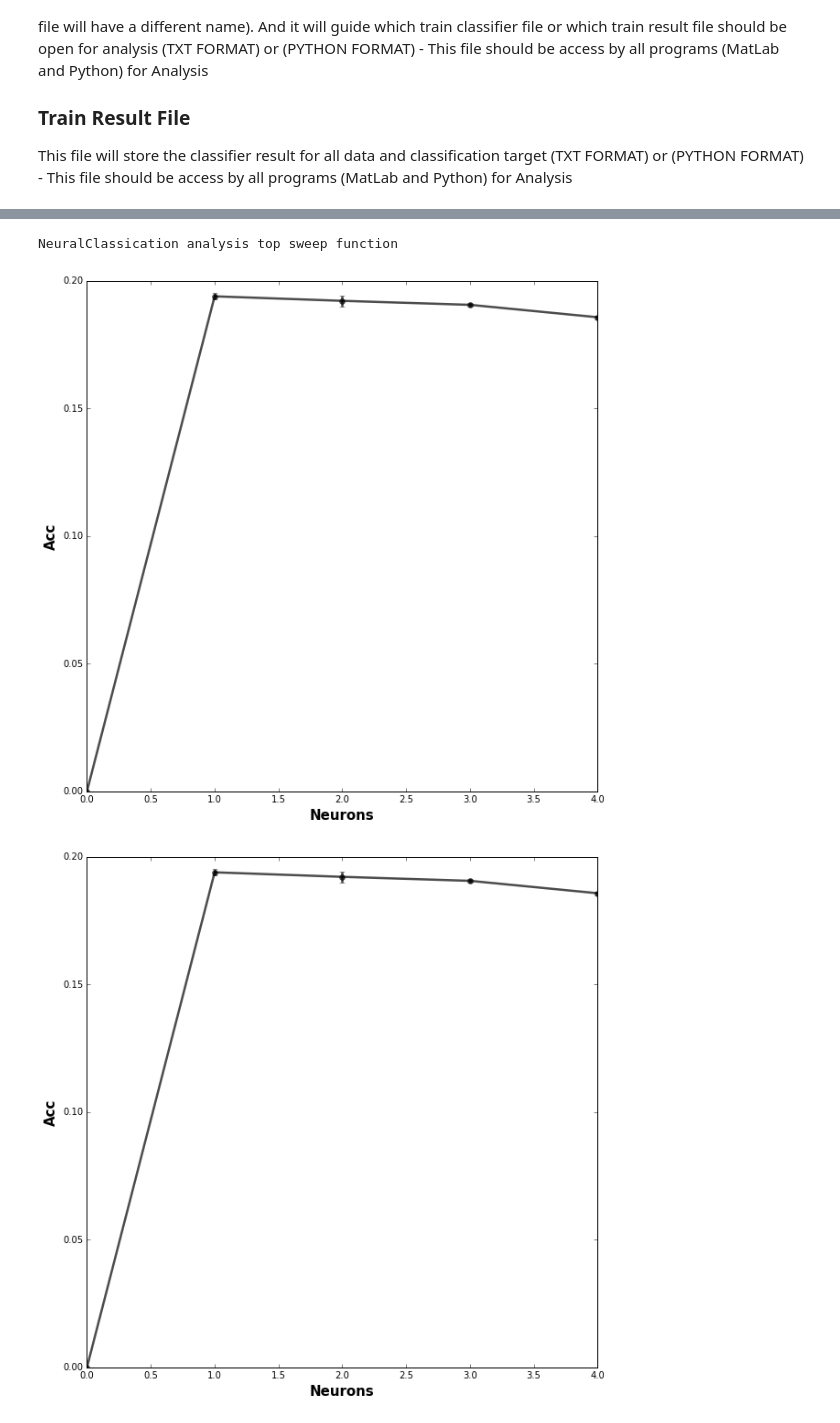
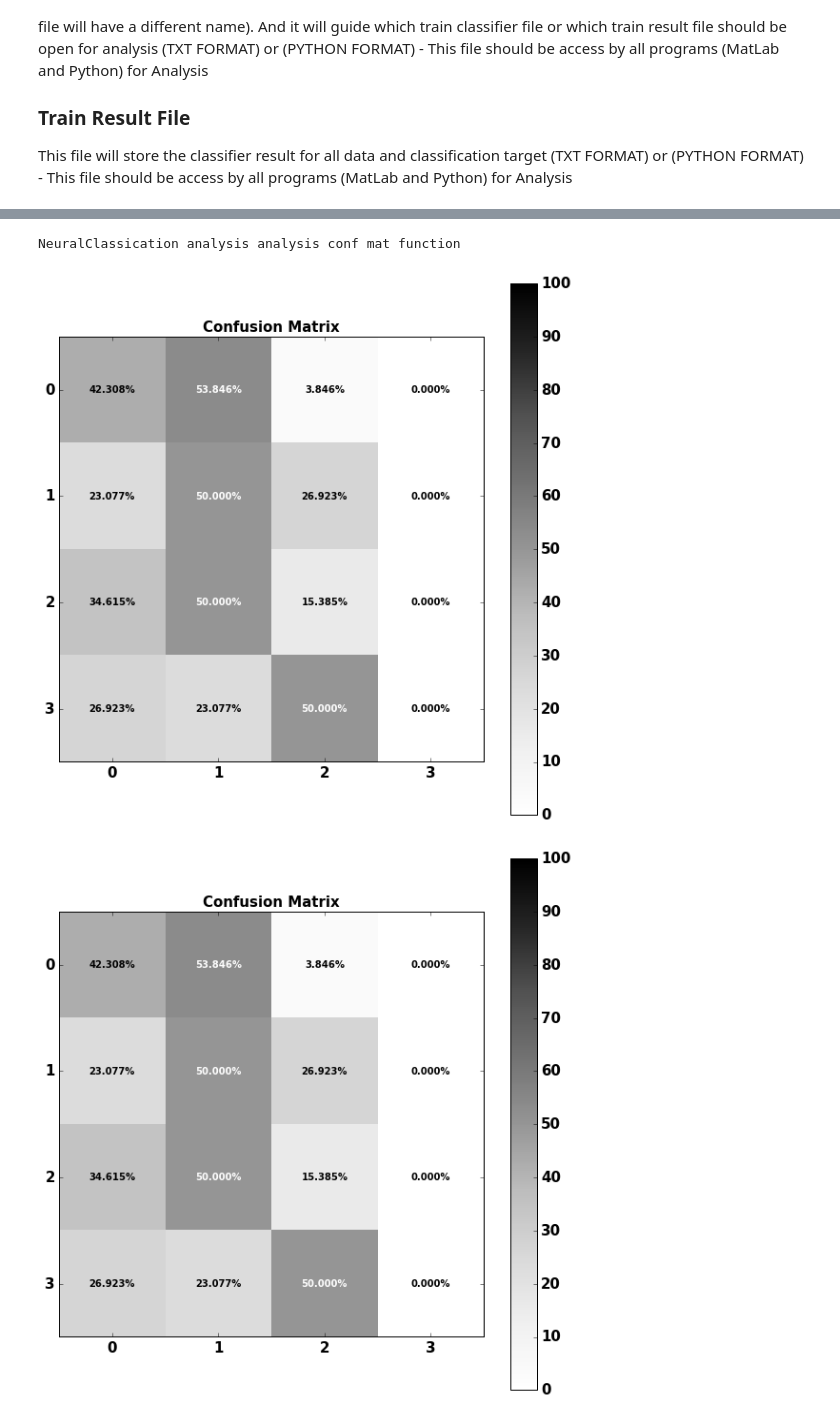
Before and after one commit to natmourajr/SonarAnalysis, a Jupyter notebook: Packages/Classification/NeuralNetwork/FullDataClassificationTrain.ipynb, the cells around one changed output, grey strips where cells are left out. Drawn from its saved outputs; the diff is of its cells as text; code cells hidden in the pictures.

Commit message:
NeuralClassification Class improvements

```diff
--- a/Packages/Classification/NeuralNetwork/FullDataClassificationTrain.ipynb
+++ b/Packages/Classification/NeuralNetwork/FullDataClassificationTrain.ipynb
@@ -663,16 +662,18 @@ Biggest class is 1 with 29352 events
 # %%
 from Functions import ClassificationAnalysis as class_anal
 a = class_anal.NeuralClassification(name='NeuralNetwork',
                                     preproc_path=files_results_path,
                                     train_path=files_results_path,
                                     anal_path=files_results_path)
 date = '2017_07_06_11_55_40'
 a.trn_info = class_anal.TrnInformation(date=date, n_folds=4, n_inits=1, n_epochs=3)
 a.trn_info.SplitTrainSet(all_trgt)
 
 %matplotlib inline
-a.analysis_top_sweep(all_data,trgt_sparse,trn_info=a.trn_info, min_neurons=1, max_neurons=4)
+#a.analysis_top_sweep(all_data,trgt_sparse,trn_info=a.trn_info, min_neurons=1, max_neurons=10)
+#a.analysis_train(all_data,trgt_sparse,trn_info=a.trn_info, n_neurons=1, fold=0)
+a.analysis_conf_mat(all_data,trgt_sparse,trn_info=a.trn_info, class_labels=class_labels, n_neurons=1, fold=0)
 # %% [output]
-NeuralClassication analysis top sweep function
+NeuralClassication analysis analysis conf mat function
-[figure, old version]
+[figure, new version]
-[figure, old version]
+[figure, new version]
```
Also changed, not shown: parts of 3 cells of this notebook, 1 other file.
